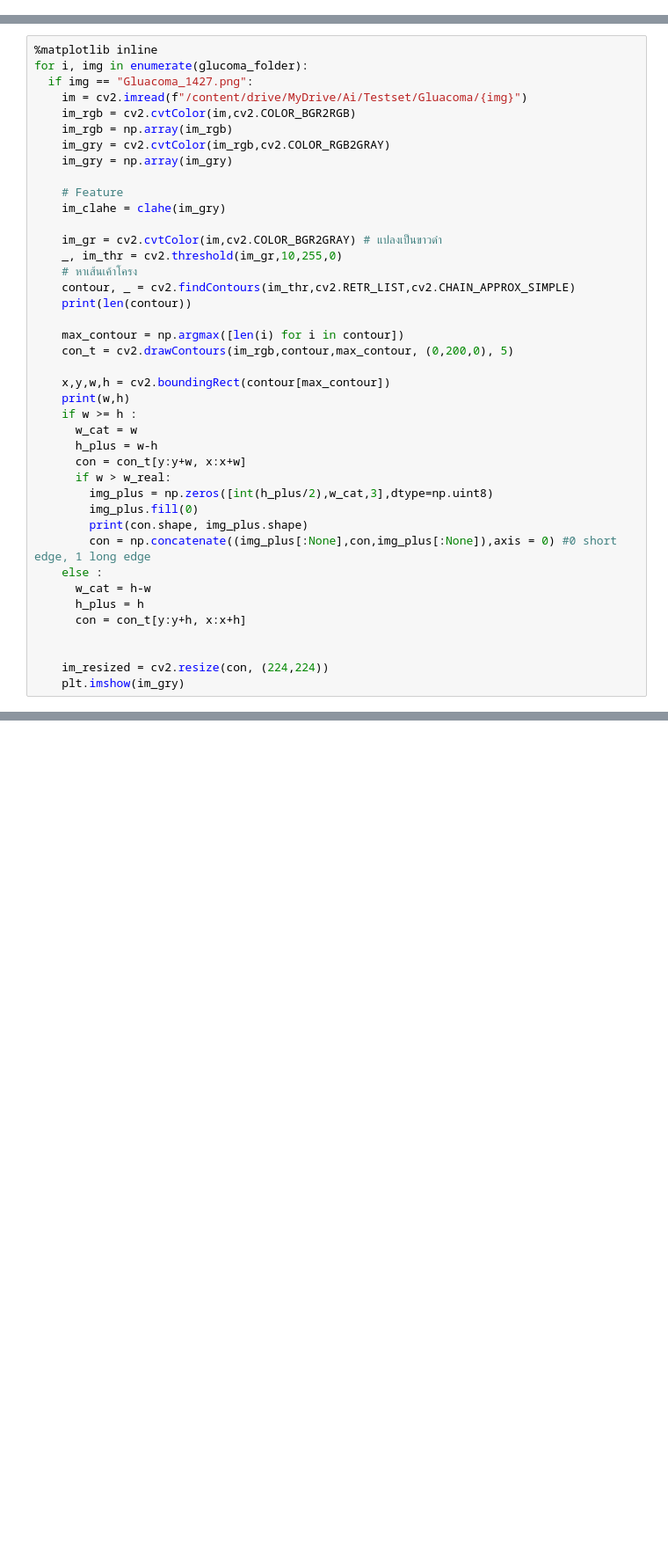
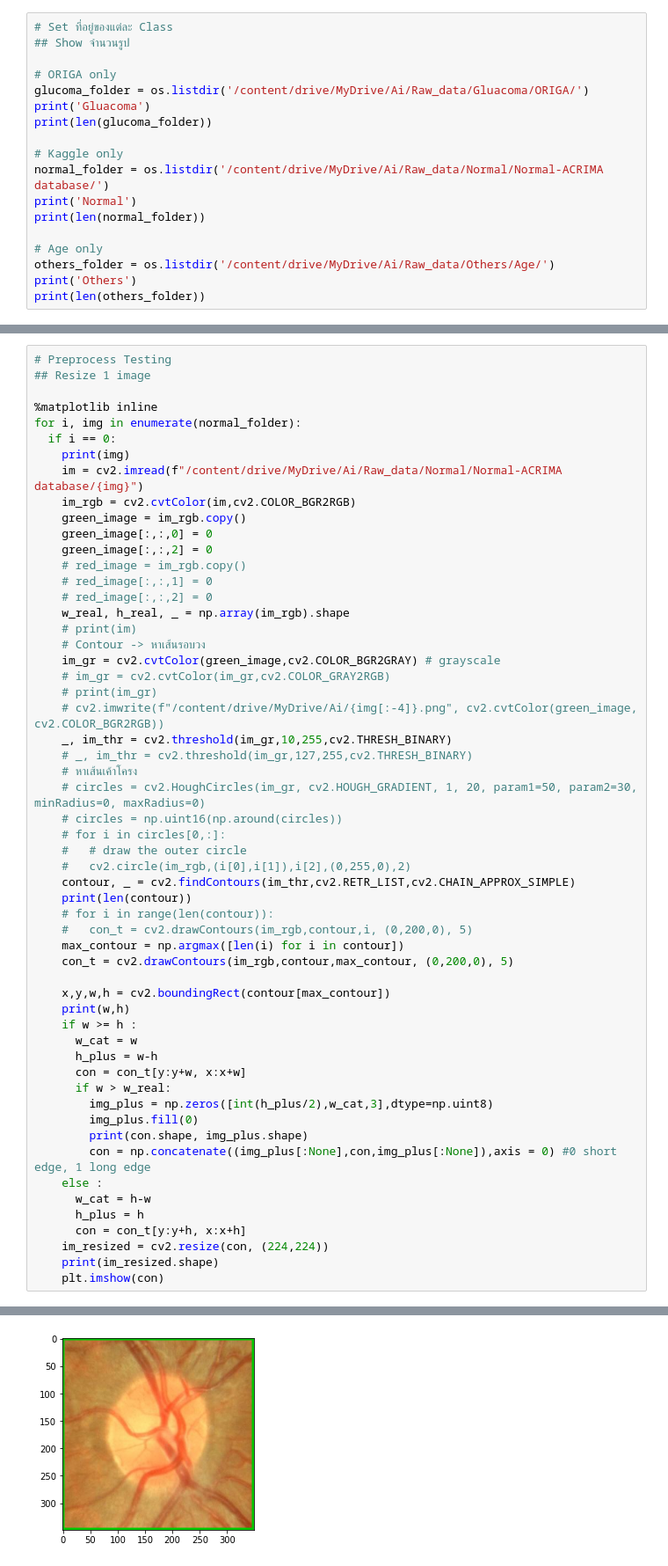
Before and after one commit to 6010613427/AI-for-glaucoma-detection, a Jupyter notebook: Preprocessing.ipynb, the cells around one changed output, grey strips where cells are left out. Shown at 88% size. Saved outputs shown, nothing was run; the diff lists cells and outputs as text; blank space fills up the shorter version.

Commit message:
modify preprocessing

```diff
--- a/Preprocessing.ipynb
+++ b/Preprocessing.ipynb
@@ -134,0 +220,18 @@ def clahe(img_in):
+# %%
+# Set ที่อยู่ของแต่ละ Class
+## Show จำนวนรูป
+
+# ORIGA only
+glucoma_folder = os.listdir('/content/drive/MyDrive/Ai/Raw_data/Gluacoma/ORIGA/')
+print('Gluacoma')
+print(len(glucoma_folder))
+
+# Kaggle only
+normal_folder = os.listdir('/content/drive/MyDrive/Ai/Raw_data/Normal/Normal-ACRIMA database/')
+print('Normal')
+print(len(normal_folder))
+
+# Age only
+others_folder = os.listdir('/content/drive/MyDrive/Ai/Raw_data/Others/Age/')
+print('Others')
+print(len(others_folder))
@@ -135,22 +245,38 @@ def clahe(img_in):
 # %%
+# Preprocess Testing
+## Resize 1 image
+
 %matplotlib inline
-for i, img in enumerate(glucoma_folder):
-  if img == "Gluacoma_1427.png":
-    im = cv2.imread(f"/content/drive/MyDrive/Ai/Testset/Gluacoma/{img}")
+for i, img in enumerate(normal_folder):
+  if i == 0:
+    print(img)
+    im = cv2.imread(f"/content/drive/MyDrive/Ai/Raw_data/Normal/Normal-ACRIMA database/{img}")
     im_rgb = cv2.cvtColor(im,cv2.COLOR_BGR2RGB)
-    im_rgb = np.array(im_rgb)
-    im_gry = cv2.cvtColor(im_rgb,cv2.COLOR_RGB2GRAY)
-    im_gry = np.array(im_gry)
-
-    # Feature
-    im_clahe = clahe(im_gry)
-
-    im_gr = cv2.cvtColor(im,cv2.COLOR_BGR2GRAY) # แปลงเป็นขาวดำ
-    _, im_thr = cv2.threshold(im_gr,10,255,0)
+    green_image = im_rgb.copy()
+    green_image[:,:,0] = 0
+    green_image[:,:,2] = 0
+    # red_image = im_rgb.copy()
+    # red_image[:,:,1] = 0
+    # red_image[:,:,2] = 0
+    w_real, h_real, _ = np.array(im_rgb).shape
+    # print(im)
+    # Contour -> หาเส้นรอบวง
+    im_gr = cv2.cvtColor(green_image,cv2.COLOR_BGR2GRAY) # grayscale
+    # im_gr = cv2.cvtColor(im_gr,cv2.COLOR_GRAY2RGB)
+    # print(im_gr)
+    # cv2.imwrite(f"/content/drive/MyDrive/Ai/{img[:-4]}.png", cv2.cvtColor(green_image, cv2.COLOR_BGR2RGB))
+    _, im_thr = cv2.threshold(im_gr,10,255,cv2.THRESH_BINARY)
+    # _, im_thr = cv2.threshold(im_gr,127,255,cv2.THRESH_BINARY)
     # หาเส้นเค้าโครง
+    # circles = cv2.HoughCircles(im_gr, cv2.HOUGH_GRADIENT, 1, 20, param1=50, param2=30, minRadius=0, maxRadius=0)
+    # circles = np.uint16(np.around(circles))
+    # for i in circles[0,:]:
+    #   # draw the outer circle
+    #   cv2.circle(im_rgb,(i[0],i[1]),i[2],(0,255,0),2)
     contour, _ = cv2.findContours(im_thr,cv2.RETR_LIST,cv2.CHAIN_APPROX_SIMPLE)
     print(len(contour))
-
+    # for i in range(len(contour)):
+    #   con_t = cv2.drawContours(im_rgb,contour,i, (0,200,0), 5)
     max_contour = np.argmax([len(i) for i in contour])
     con_t = cv2.drawContours(im_rgb,contour,max_contour, (0,200,0), 5)
 
@@ -169,7 +295,7 @@ for i, img in enumerate(glucoma_folder):
       w_cat = h-w
       h_plus = h
       con = con_t[y:y+h, x:x+h]
-
-
     im_resized = cv2.resize(con, (224,224))
-    plt.imshow(im_gry)
+    print(im_resized.shape)
+    plt.imshow(con)
+# %% [output]
@@ -175,0 +306 @@ for i, img in enumerate(glucoma_folder):
+[figure, added]
```
Also changed, not shown: parts of 16 cells of this notebook.
